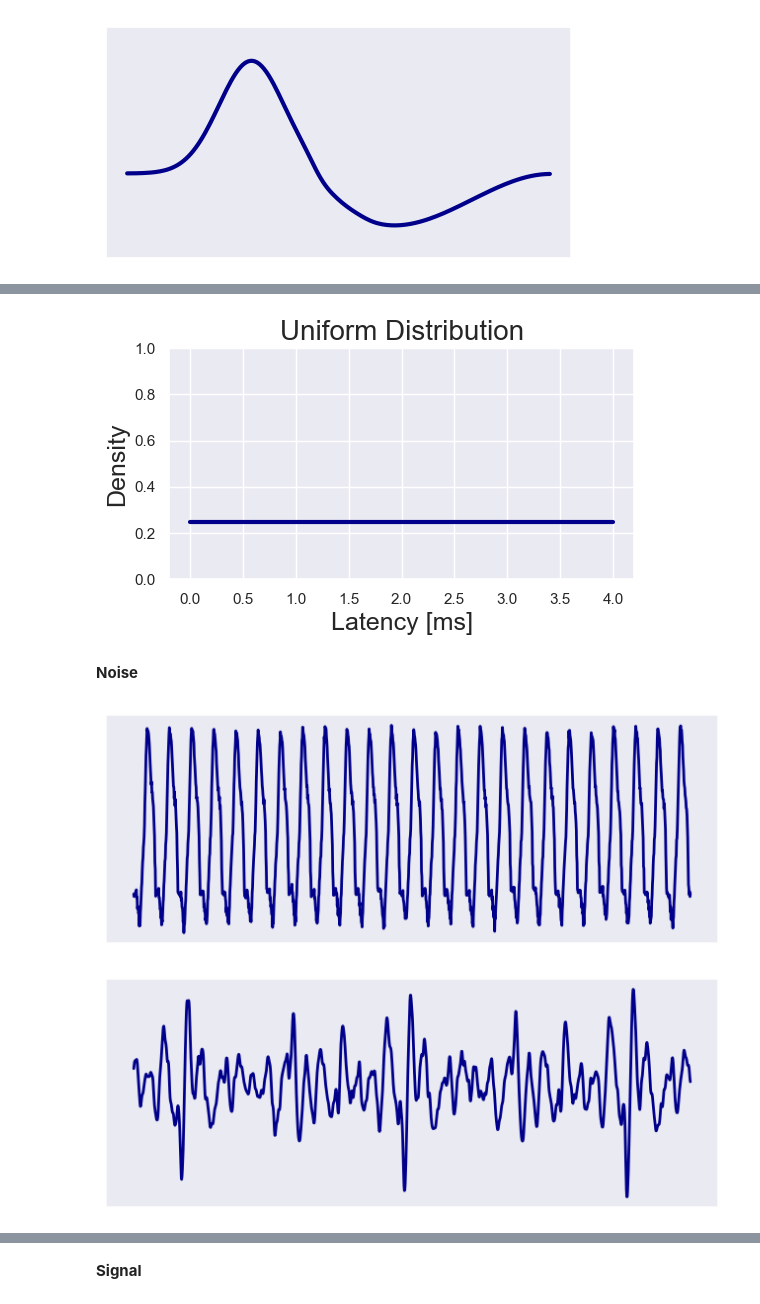
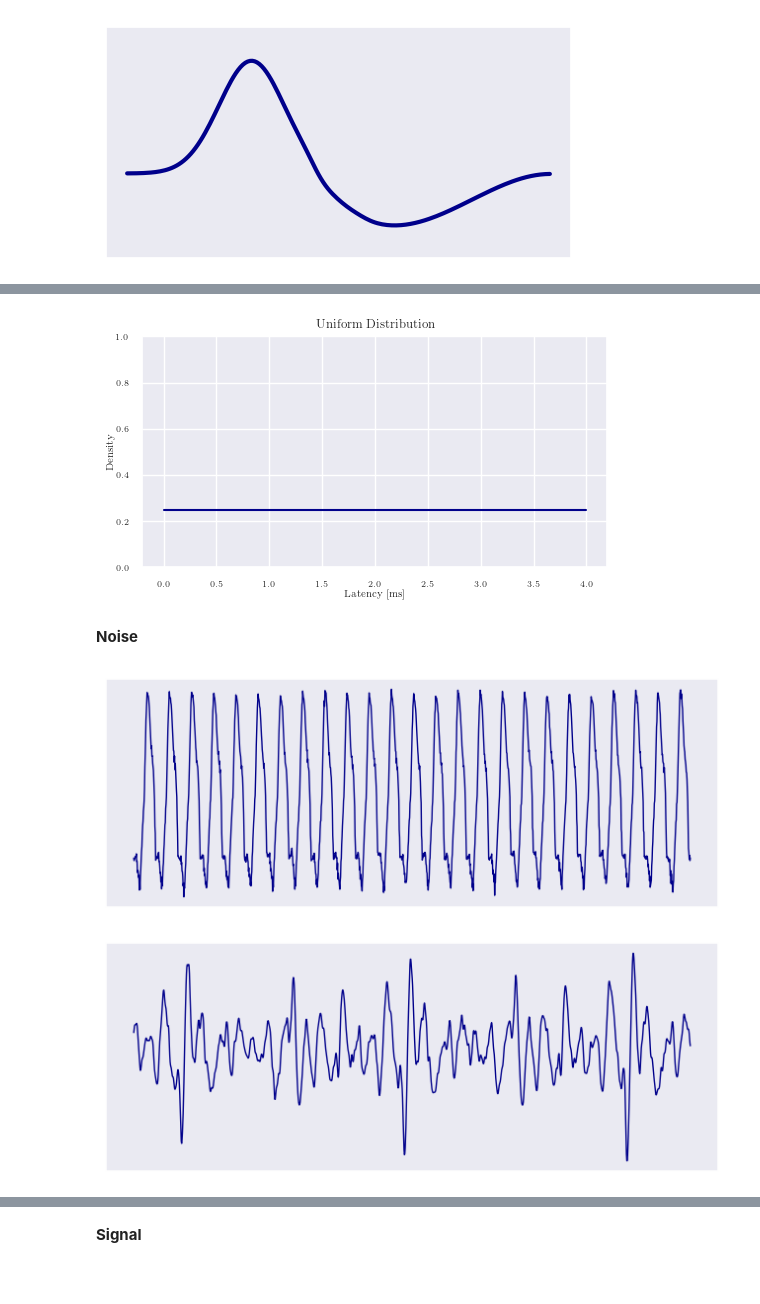
Before and after one commit to TheresaDF/NeuronSpikeEye, a Jupyter notebook: src/visualizations/simulated_data.ipynb, the cells around one changed output, grey strips where cells are left out. Drawn from its saved outputs; the diff is of its cells as text; code cells hidden in the pictures.

```diff
--- a/src/visualizations/simulated_data.ipynb
+++ b/src/visualizations/simulated_data.ipynb
@@ -28,23 +55,21 @@ plt.show()
 # %%
 SA_options1 = np.load("../data/noise_files_sim_data/SA_time.npy")
 SA_options2 = np.load("../data/noise_files_sim_data/SA_channel.npy")
-plt.rcParams['xtick.labelsize'] = 14
-plt.rcParams['ytick.labelsize'] = 14
 
 x_axis = np.arange(0, 300) / 30
-plt.figure(figsize=(10, 5))
-plt.plot(x_axis, SA_options1.T)
-plt.xlabel("Time [ms]", fontdict={"fontsize": 16})
-plt.ylabel("Ampltiude [mV]", fontdict={"fontsize": 16})
-plt.title("Mean SA across Time", fontdict={"fontsize": 18})
-plt.savefig("../../../figures/stim_data_SA_time.pdf")
+fig = plt.figure(figsize=(10, 5))
+plt.plot(x_axis, SA_options1.T, linewidth = 0.5)
+plt.xlabel("Time [ms]")
+plt.ylabel("Ampltiude [mV]")
+plt.title("Mean SA across Time")
 plt.show()
+savefig(fig, "stim_data_SA_time", width=2.8, height=1.5)
 
-plt.figure(figsize=(10, 5))
-plt.plot(x_axis, SA_options2.T)
-plt.xlabel("Time [ms]", fontdict={"fontsize": 16})
-plt.ylabel("Ampltiude [mV]", fontdict={"fontsize": 16})
-plt.title("Mean SA across Channel", fontdict={"fontsize": 18})
-plt.savefig("../../../figures/stim_data_SA_channel.pdf")
+fig = plt.figure(figsize=(10, 5))
+plt.plot(x_axis, SA_options2.T, linewidth = 0.5)
+plt.xlabel("Time [ms]")
+plt.ylabel("Ampltiude [mV]")
+plt.title("Mean SA across Channel")
 plt.show()
+savefig(fig, "stim_data_SA_channel", width=2.8, height=1.5)
 # %% [output]
@@ -138,42 +169,45 @@ plt.show()
 # %%
 # draw from normal distribution
 uniform = np.ones(5) / 4
 
 x_axis = np.arange(0, len(Y)) / 30
-plt.figure(figsize = (6, 3))
-plt.plot([0, 1, 2, 3, 4], uniform, linewidth = 3, color = "darkblue")
+fig = plt.figure(figsize = (6, 3))
+plt.plot([0, 1, 2, 3, 4], uniform, linewidth = 1.5, color = "darkblue")
 plt.ylim([0, 1])
-plt.xlabel("Latency [ms]", fontdict={"fontsize": 18})
-plt.ylabel("Density", fontdict={"fontsize": 18})
-plt.title("Uniform Distribution", fontdict={"fontsize": 20})
-plt.savefig("../../../figures/uniform.pdf")
+plt.xlabel("Latency [ms]")
+plt.ylabel("Density")
+plt.title("Uniform Distribution")
 plt.show()
+
+savefig(fig, "uniform", width=1.65, height = 1.65 * 0.55)
 # %% [output]
-[figure, old version]
+[figure, new version]
 # %% [markdown]
 **Noise**
 # %%
 noise_500 = np.load("../data/noise_files_sim_data/500_Hz.npy")
-plt.figure(figsize = (8, 3))
-plt.plot(noise_500[:1500], linewidth = 2, color = "darkblue")
+fig = plt.figure(figsize = (8, 3))
+plt.plot(noise_500[:1500], linewidth = 1, color = "darkblue")
 plt.xticks([])
 plt.yticks([])
-plt.savefig("../../../figures/stim_data_noise1.pdf")
 plt.show()
+
+savefig(fig, "stim_data_noise1", width = 21/6.5, height=21/6.5*0.45)
 # %% [output]
-[figure, old version]
+[figure, new version]
 # %%
 # PLI
 pli_signal = np.load("../data/noise_files_sim_data/PLI.npy")
 
-plt.figure(figsize = (8, 3))
-plt.plot(pli_signal[:1500], linewidth = 2, color = "darkblue")
+fig = plt.figure(figsize = (8, 3))
+plt.plot(pli_signal[:1500], linewidth = 1, color = "darkblue")
 plt.xticks([])
 plt.yticks([])
-# plt.savefig("../../../figures/stim_data_noise2.pdf")
 plt.show()
+
+savefig(fig, "stim_data_PLI", width = 21/6.5, height=21/6.5*0.45)
 # %% [output]
-[figure, old version]
+[figure, new version]
 # %%
 # PLI
 pli_signal = np.load("../data/noise_files_sim_data/PLI.npy")
```
Also changed, not shown: parts of 14 cells of this notebook, 1 other file.
